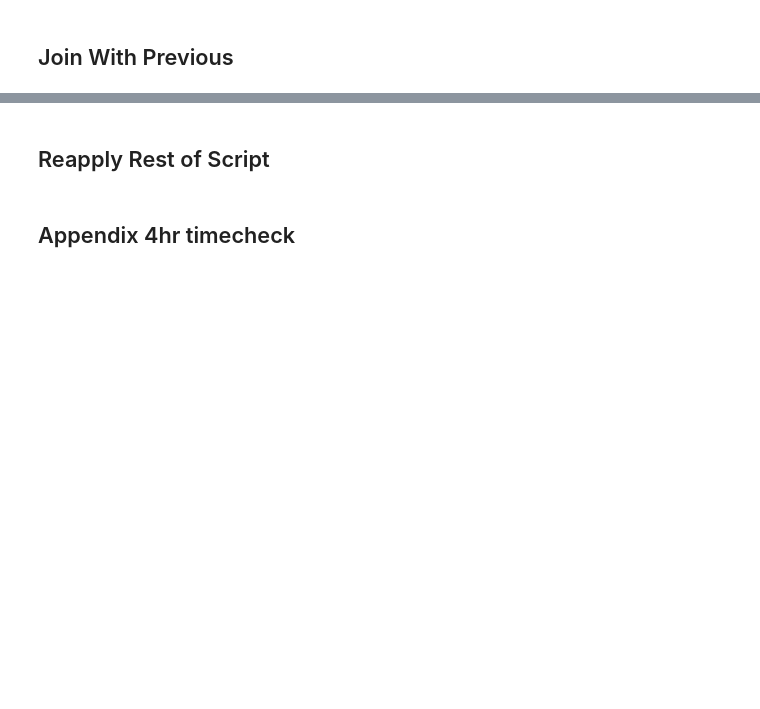
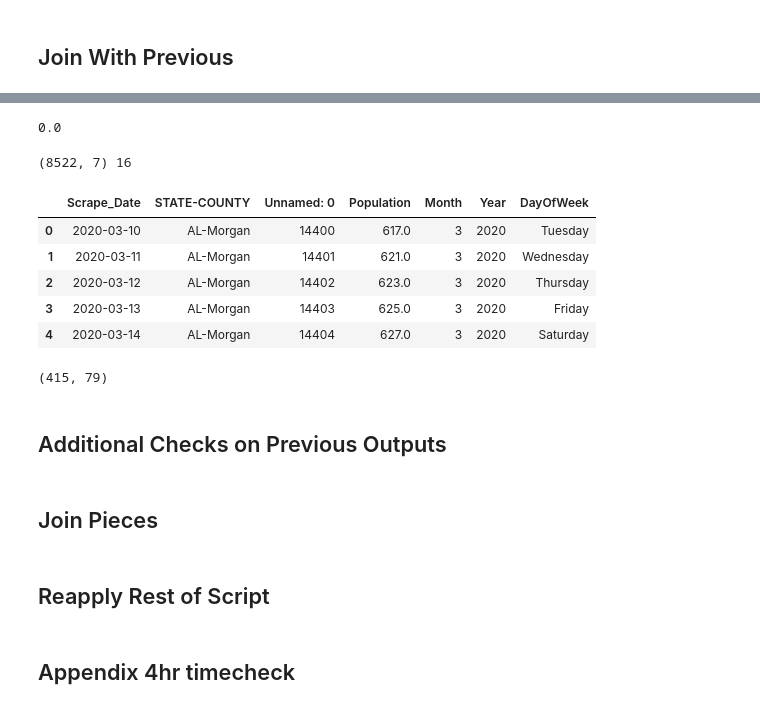
Before and after one commit to Matthew-Mitchell/PPI_COVID_Data_Rollups, a Jupyter notebook: Emily-Request-12-16-21-JDI-API.ipynb, the cells around one changed output, grey strips where cells are left out. Drawn from its saved outputs; the diff is of its cells as text; code cells hidden in the pictures; blank space fills up the shorter version.

```diff
--- a/Emily-Request-12-16-21-JDI-API.ipynb
+++ b/Emily-Request-12-16-21-JDI-API.ipynb
@@ -499,0 +553,27 @@ nov_oct
+# %%
+temp1 = df.set_index(['Scrape_Date','STATE-COUNTY'])['Population']
+temp2 = check.set_index(['Scrape_Date','STATE-COUNTY'])['Population']
+
+diff = temp1 - temp2
+diff.sum()
+# %% [output]
+0.0
+# %%
+# new_idx = [idx for idx in temp2.index if idx not in temp1.index]
+new_entries = check.set_index(['Scrape_Date','STATE-COUNTY']).loc[new_idx].reset_index()
+print(new_entries.shape, new_entries['STATE-COUNTY'].nunique())
+new_entries.head()
+# %% [output]
+(8522, 7) 16
+|  | Scrape_Date | STATE-COUNTY | Unnamed: 0 | Population | Month | Year | DayOfWeek |
+| 0 | 2020-03-10 | AL-Morgan | 14400 | 617.0 | 3 | 2020 | Tuesday |
+| 1 | 2020-03-11 | AL-Morgan | 14401 | 621.0 | 3 | 2020 | Wednesday |
+| 2 | 2020-03-12 | AL-Morgan | 14402 | 623.0 | 3 | 2020 | Thursday |
+| 3 | 2020-03-13 | AL-Morgan | 14403 | 625.0 | 3 | 2020 | Friday |
+| 4 | 2020-03-14 | AL-Morgan | 14404 | 627.0 | 3 | 2020 | Saturday |
+# %%
+prior.shape
+# %% [output]
+(415, 79)
+# %% [markdown]
+## Additional Checks on Previous Outputs
@@ -500,3 +591,5 @@ nov_oct
+# %% [markdown]
+## Join Pieces
 # %% [markdown]
 ## Reapply Rest of Script
 # %% [markdown]
```
Also changed, not shown: parts of 10 cells of this notebook.
